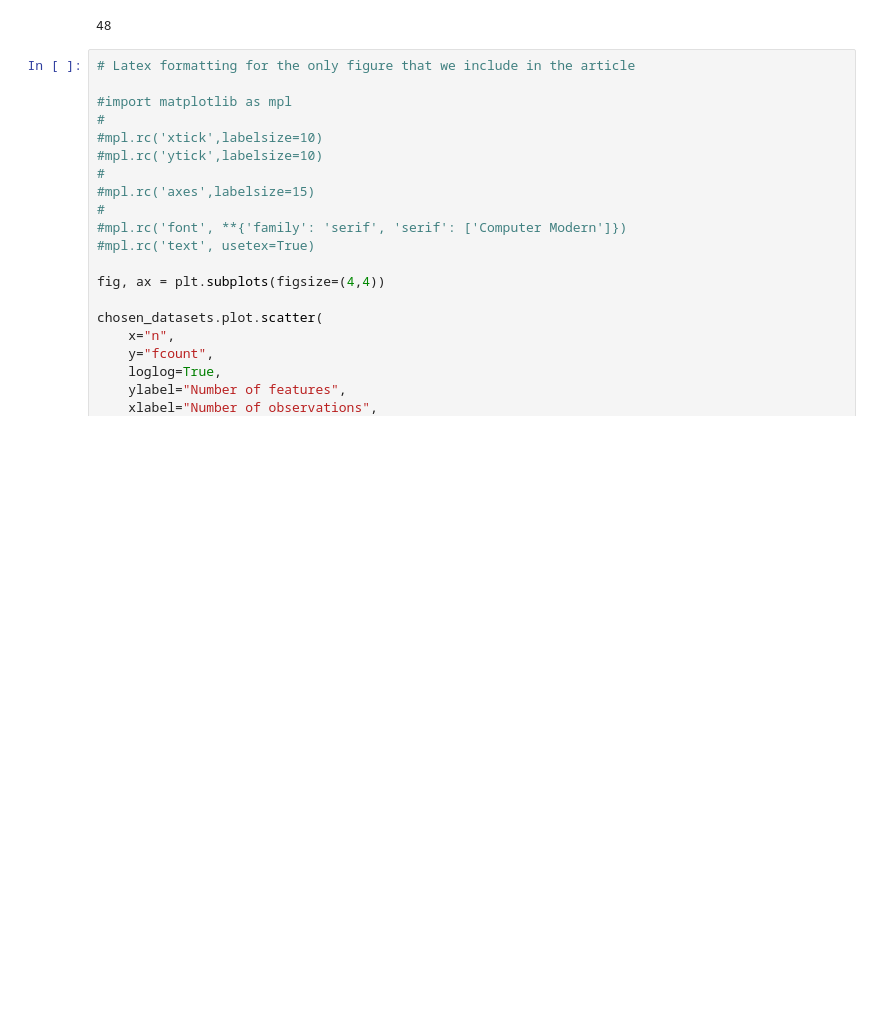
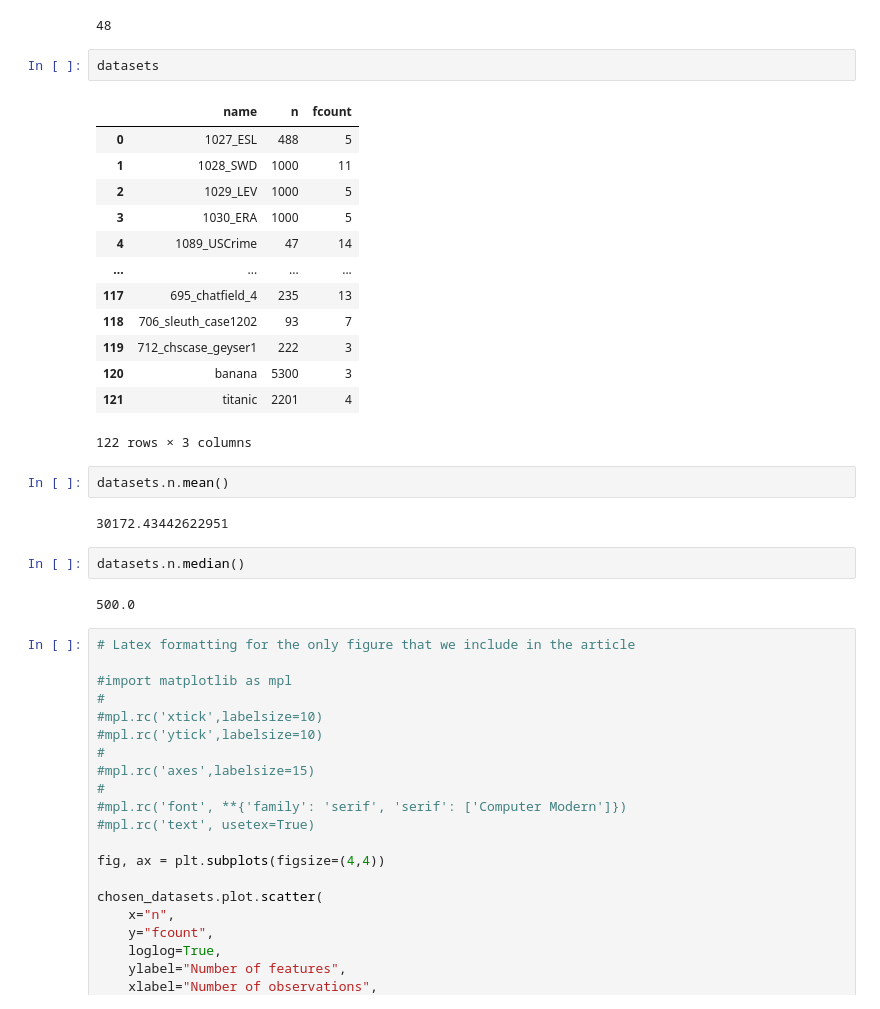
Before and after one commit to wilstrup/sr-small-data, a Jupyter notebook: PMLB compare small.ipynb, the cells around one changed output. Drawn from its saved outputs; the diff is of its cells as text; blank space fills up the shorter version.

```diff
--- a/PMLB compare small.ipynb
+++ b/PMLB compare small.ipynb
@@ -156,6 +156,30 @@ chosen_datasets = datasets[(datasets["n"]>=1000)]
 len(chosen_datasets)
 # %% [output]
 48
+# %%
+datasets
+# %% [output]
+|  | name | n | fcount |
+| 0 | 1027_ESL | 488 | 5 |
+| 1 | 1028_SWD | 1000 | 11 |
+| 2 | 1029_LEV | 1000 | 5 |
+| 3 | 1030_ERA | 1000 | 5 |
+| 4 | 1089_USCrime | 47 | 14 |
+| ... | ... | ... | ... |
+| 117 | 695_chatfield_4 | 235 | 13 |
+| 118 | 706_sleuth_case1202 | 93 | 7 |
+| 119 | 712_chscase_geyser1 | 222 | 3 |
+| 120 | banana | 5300 | 3 |
+| 121 | titanic | 2201 | 4 |
+122 rows × 3 columns
+# %%
+datasets.n.mean()
+# %% [output]
+30172.43442622951
+# %%
+datasets.n.median()
+# %% [output]
+500.0
 # %%
 # Latex formatting for the only figure that we include in the article
 
```
Also changed, not shown: parts of 27 cells of this notebook.
